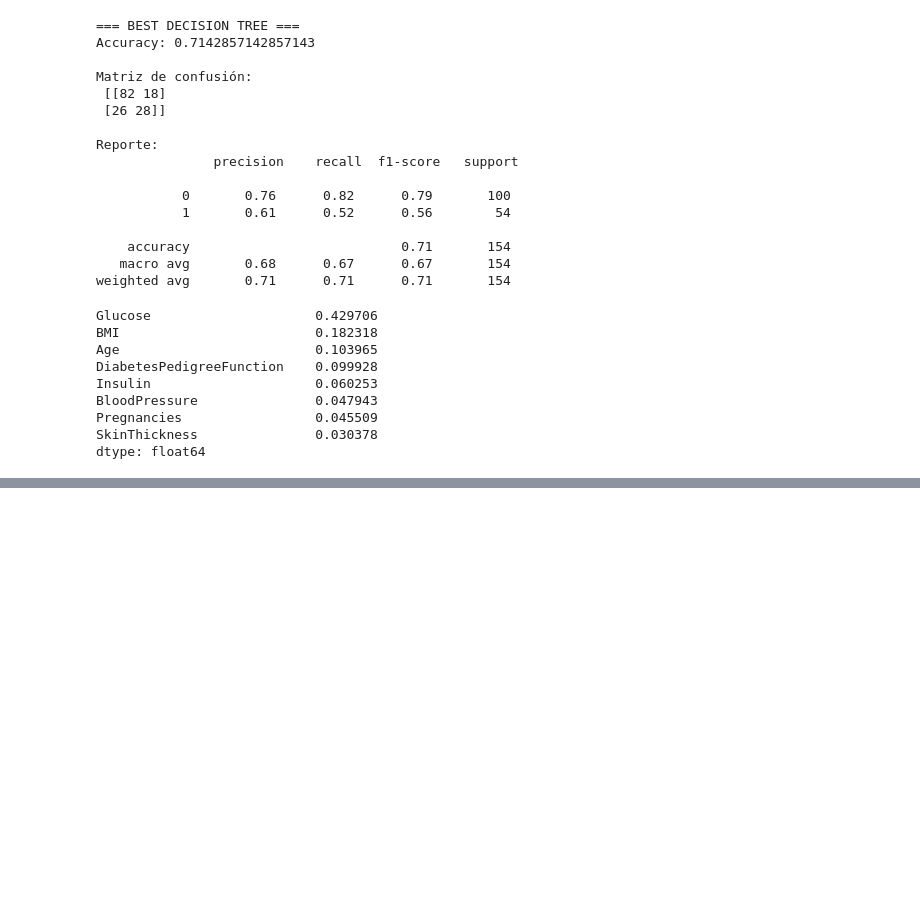
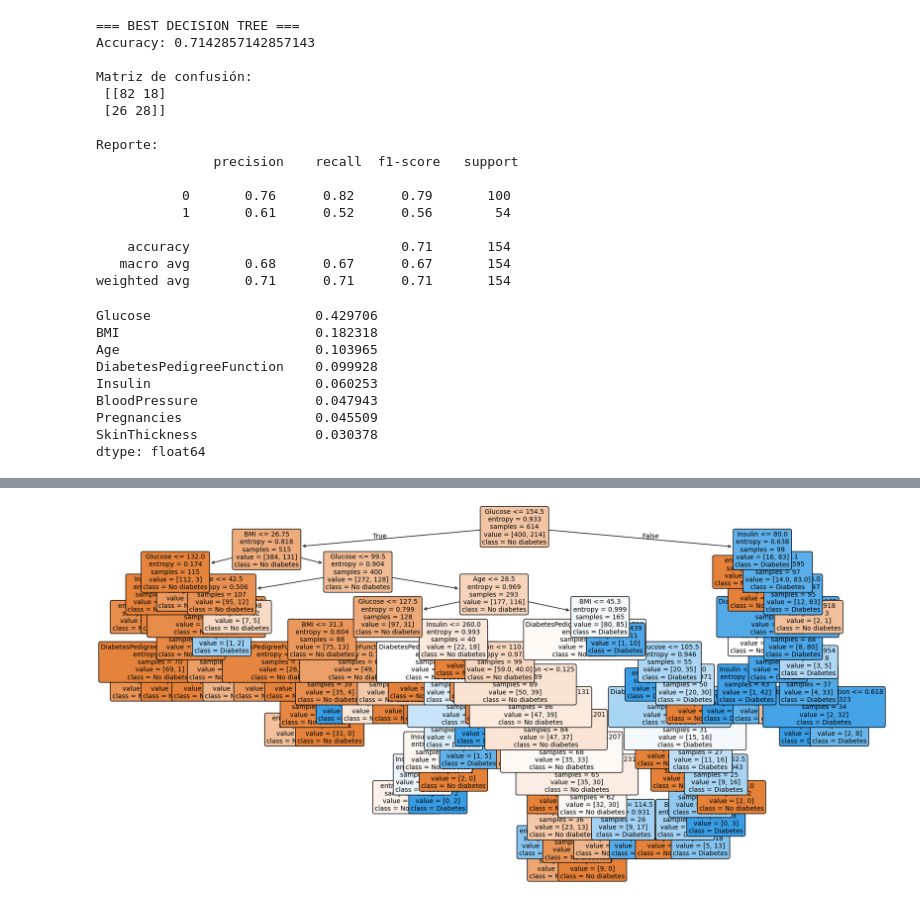
Before and after one commit to 4GeeksAcademy/dori1888-intro-ml, a Jupyter notebook: src/04-decission-tree.ipynb, the cells around one changed output, grey strips where cells are left out. Saved outputs shown, nothing was run; the diff lists cells and outputs as text; code cells hidden in the pictures; blank space fills up the shorter version.

```diff
--- a/src/04-decission-tree.ipynb
+++ b/src/04-decission-tree.ipynb
@@ -482,0 +474,9 @@ dtype: float64
+# %%
+# Selección de características (TOP k)
+k = 5  # puedes poner 4, 5 o 6 (lo normal es justificar por qué)
+
+selected_features = importances.head(k).index.tolist()
+print("Características seleccionadas:", selected_features)
+
+X_train_sel = X_train[selected_features]
+X_test_sel = X_test[selected_features]
@@ -482,0 +485,14 @@ dtype: float64
+# %%
+# Reentrenar con solo las características seleccionadas (y volver a optimizar)
+grid_sel = GridSearchCV(
+    DecisionTreeClassifier(random_state=42),
+    param_grid=param_grid,
+    scoring="f1",
+    cv=5,
+    n_jobs=-1
+)
+
+grid_sel.fit(X_train_sel, y_train)
+
+best_tree_sel = grid_sel.best_estimator_
+print("Mejores parámetros (features seleccionadas):", grid_sel.best_params_)
@@ -482,0 +525,16 @@ dtype: float64
+# %%
+from sklearn.tree import plot_tree
+import matplotlib.pyplot as plt
+
+plt.figure(figsize=(20, 10))
+plot_tree(
+    best_tree_sel,
+    feature_names=selected_features,
+    class_names=["No diabetes", "Diabetes"],
+    filled=True,
+    rounded=True,
+    fontsize=10
+)
+plt.show()
+# %% [output]
+[figure, added]
```
Also changed, not shown: parts of 10 cells of this notebook.
